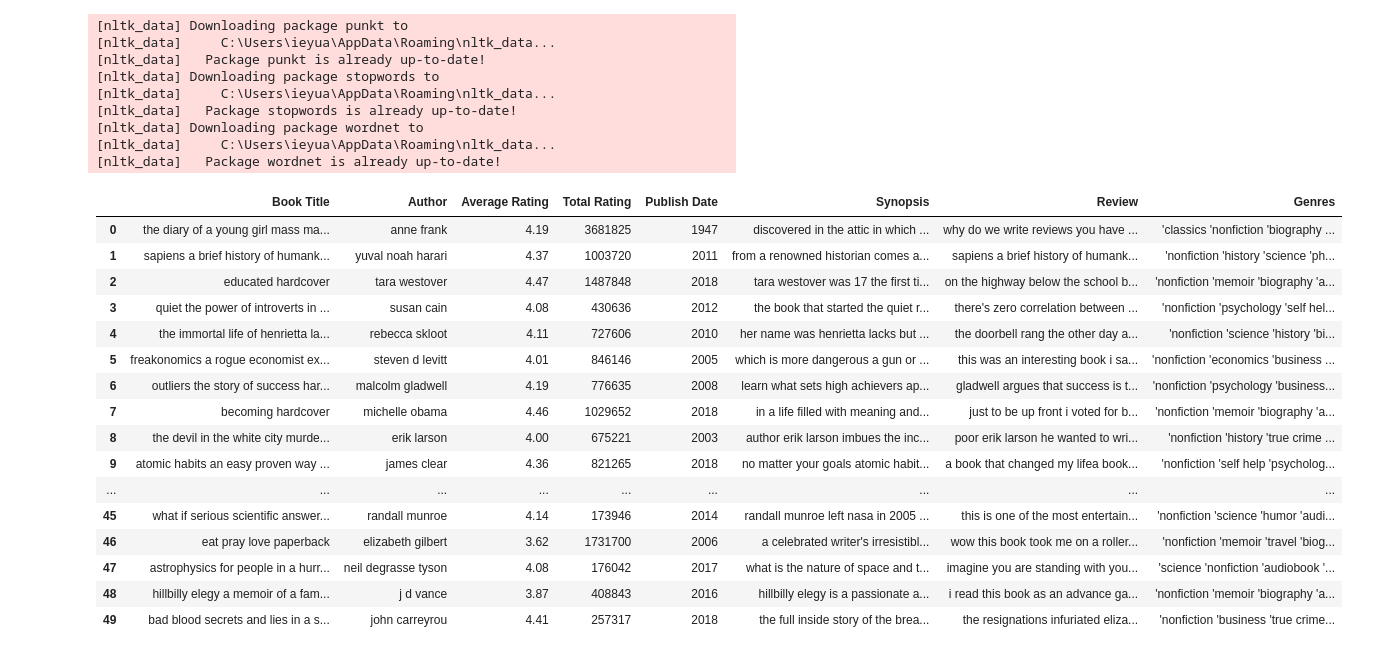
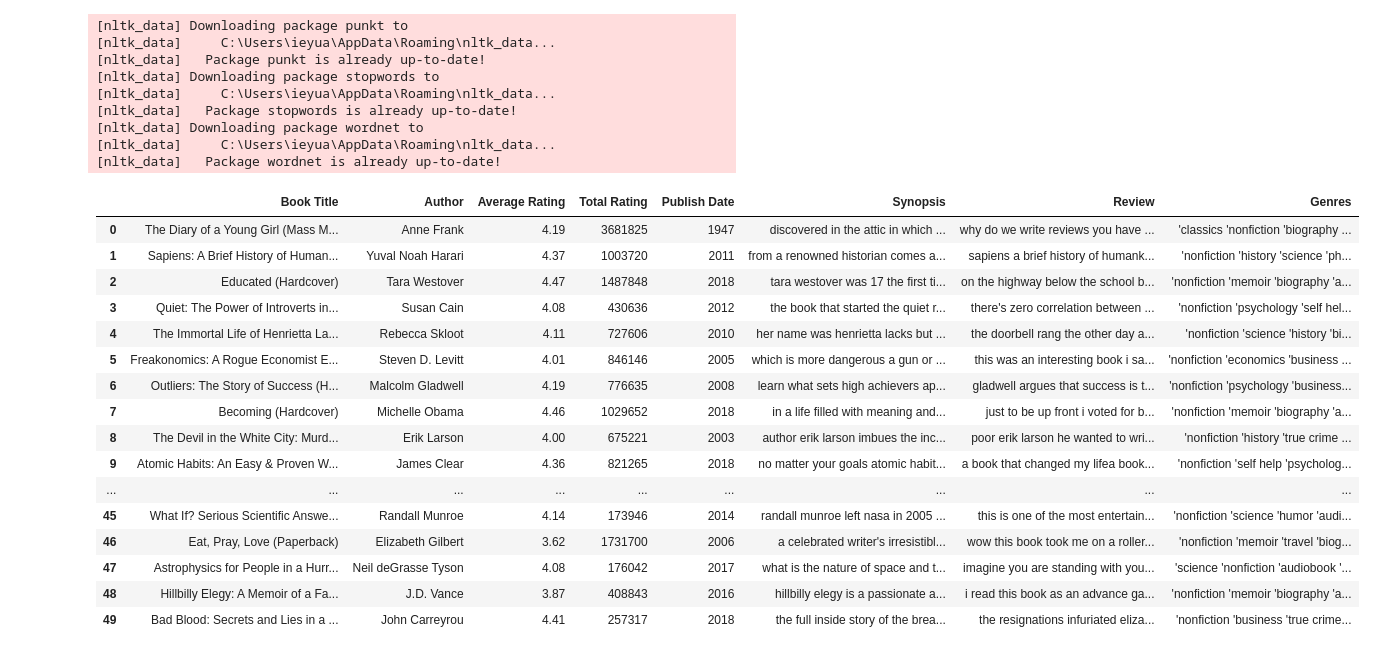
Before and after one commit to izyuan/fic-to-nonfic-book-recommender, a Jupyter notebook: data cleaning.ipynb, the cells around one changed output. Cells and saved outputs as stored; diff of their text form; code cells hidden in the pictures.

```diff
--- a/data cleaning.ipynb
+++ b/data cleaning.ipynb
@@ -43,40 +43,40 @@ def preproccess_text (text):
 df['Review'] = df['Review'].str.replace("!121!", " ")
 # %%
 #remove all none letters from reviews synopsis and genres
-columns_to_clean = ['Book Title','Author','Synopsis','Review','Genres']
+columns_to_clean = ['Synopsis','Review','Genres']
 for column in columns_to_clean:
     df[column] = df[column].apply(remove_non_letters)
 
 for column in columns_to_clean:
     try:
         df[column] = df[column].str.lower()
     except:
         print ("error")
 
 
 #remove all the failed data from webscraping
 df_filtered = df[~df.eq("errorlololol").any(axis=1)]
 df = df_filtered
 
 df
 # %% [output]
 |  | Book Title | Author | Average Rating | Total Rating | Publish Date | Synopsis | Review | Genres |
-| 0 | the diary of a young girl mass ma... | anne frank | 4.19 | 3681825 | 1947 | discovered in the attic in which ... | why do we write reviews you have ... | 'classics 'nonfiction 'biography ... |
-| 1 | sapiens a brief history of humank... | yuval noah harari | 4.37 | 1003720 | 2011 | from a renowned historian comes a... | sapiens a brief history of humank... | 'nonfiction 'history 'science 'ph... |
-| 2 | educated hardcover | tara westover | 4.47 | 1487848 | 2018 | tara westover was 17 the first ti... | on the highway below the school b... | 'nonfiction 'memoir 'biography 'a... |
-| 3 | quiet the power of introverts in ... | susan cain | 4.08 | 430636 | 2012 | the book that started the quiet r... | there's zero correlation between ... | 'nonfiction 'psychology 'self hel... |
-| 4 | the immortal life of henrietta la... | rebecca skloot | 4.11 | 727606 | 2010 | her name was henrietta lacks but ... | the doorbell rang the other day a... | 'nonfiction 'science 'history 'bi... |
-| 5 | freakonomics a rogue economist ex... | steven d levitt | 4.01 | 846146 | 2005 | which is more dangerous a gun or ... | this was an interesting book i sa... | 'nonfiction 'economics 'business ... |
-| 6 | outliers the story of success har... | malcolm gladwell | 4.19 | 776635 | 2008 | learn what sets high achievers ap... | gladwell argues that success is t... | 'nonfiction 'psychology 'business... |
-| 7 | becoming hardcover | michelle obama | 4.46 | 1029652 | 2018 | in a life filled with meaning and... | just to be up front i voted for b... | 'nonfiction 'memoir 'biography 'a... |
-| 8 | the devil in the white city murde... | erik larson | 4.00 | 675221 | 2003 | author erik larson imbues the inc... | poor erik larson he wanted to wri... | 'nonfiction 'history 'true crime ... |
-| 9 | atomic habits an easy proven way ... | james clear | 4.36 | 821265 | 2018 | no matter your goals atomic habit... | a book that changed my lifea book... | 'nonfiction 'self help 'psycholog... |
+| 0 | The Diary of a Young Girl (Mass M... | Anne Frank | 4.19 | 3681825 | 1947 | discovered in the attic in which ... | why do we write reviews you have ... | 'classics 'nonfiction 'biography ... |
+| 1 | Sapiens: A Brief History of Human... | Yuval Noah Harari | 4.37 | 1003720 | 2011 | from a renowned historian comes a... | sapiens a brief history of humank... | 'nonfiction 'history 'science 'ph... |
+| 2 | Educated (Hardcover) | Tara Westover | 4.47 | 1487848 | 2018 | tara westover was 17 the first ti... | on the highway below the school b... | 'nonfiction 'memoir 'biography 'a... |
+| 3 | Quiet: The Power of Introverts in... | Susan Cain | 4.08 | 430636 | 2012 | the book that started the quiet r... | there's zero correlation between ... | 'nonfiction 'psychology 'self hel... |
+| 4 | The Immortal Life of Henrietta La... | Rebecca Skloot | 4.11 | 727606 | 2010 | her name was henrietta lacks but ... | the doorbell rang the other day a... | 'nonfiction 'science 'history 'bi... |
+| 5 | Freakonomics: A Rogue Economist E... | Steven D. Levitt | 4.01 | 846146 | 2005 | which is more dangerous a gun or ... | this was an interesting book i sa... | 'nonfiction 'economics 'business ... |
+| 6 | Outliers: The Story of Success (H... | Malcolm Gladwell | 4.19 | 776635 | 2008 | learn what sets high achievers ap... | gladwell argues that success is t... | 'nonfiction 'psychology 'business... |
+| 7 | Becoming (Hardcover) | Michelle Obama | 4.46 | 1029652 | 2018 | in a life filled with meaning and... | just to be up front i voted for b... | 'nonfiction 'memoir 'biography 'a... |
+| 8 | The Devil in the White City: Murd... | Erik Larson | 4.00 | 675221 | 2003 | author erik larson imbues the inc... | poor erik larson he wanted to wri... | 'nonfiction 'history 'true crime ... |
+| 9 | Atomic Habits: An Easy & Proven W... | James Clear | 4.36 | 821265 | 2018 | no matter your goals atomic habit... | a book that changed my lifea book... | 'nonfiction 'self help 'psycholog... |
 | ... | ... | ... | ... | ... | ... | ... | ... | ... |
-| 45 | what if serious scientific answer... | randall munroe | 4.14 | 173946 | 2014 | randall munroe left nasa in 2005 ... | this is one of the most entertain... | 'nonfiction 'science 'humor 'audi... |
-| 46 | eat pray love paperback | elizabeth gilbert | 3.62 | 1731700 | 2006 | a celebrated writer's irresistibl... | wow this book took me on a roller... | 'nonfiction 'memoir 'travel 'biog... |
-| 47 | astrophysics for people in a hurr... | neil degrasse tyson | 4.08 | 176042 | 2017 | what is the nature of space and t... | imagine you are standing with you... | 'science 'nonfiction 'audiobook '... |
-| 48 | hillbilly elegy a memoir of a fam... | j d vance | 3.87 | 408843 | 2016 | hillbilly elegy is a passionate a... | i read this book as an advance ga... | 'nonfiction 'memoir 'biography 'a... |
-| 49 | bad blood secrets and lies in a s... | john carreyrou | 4.41 | 257317 | 2018 | the full inside story of the brea... | the resignations infuriated eliza... | 'nonfiction 'business 'true crime... |
+| 45 | What If? Serious Scientific Answe... | Randall Munroe | 4.14 | 173946 | 2014 | randall munroe left nasa in 2005 ... | this is one of the most entertain... | 'nonfiction 'science 'humor 'audi... |
+| 46 | Eat, Pray, Love (Paperback) | Elizabeth Gilbert | 3.62 | 1731700 | 2006 | a celebrated writer's irresistibl... | wow this book took me on a roller... | 'nonfiction 'memoir 'travel 'biog... |
+| 47 | Astrophysics for People in a Hurr... | Neil deGrasse Tyson | 4.08 | 176042 | 2017 | what is the nature of space and t... | imagine you are standing with you... | 'science 'nonfiction 'audiobook '... |
+| 48 | Hillbilly Elegy: A Memoir of a Fa... | J.D. Vance | 3.87 | 408843 | 2016 | hillbilly elegy is a passionate a... | i read this book as an advance ga... | 'nonfiction 'memoir 'biography 'a... |
+| 49 | Bad Blood: Secrets and Lies in a ... | John Carreyrou | 4.41 | 257317 | 2018 | the full inside story of the brea... | the resignations infuriated eliza... | 'nonfiction 'business 'true crime... |
 # %%
 columns_to_proccess = ['Synopsis', 'Review']
 
```
Also changed, not shown: parts of 1 cell of this notebook, 2 other files.
